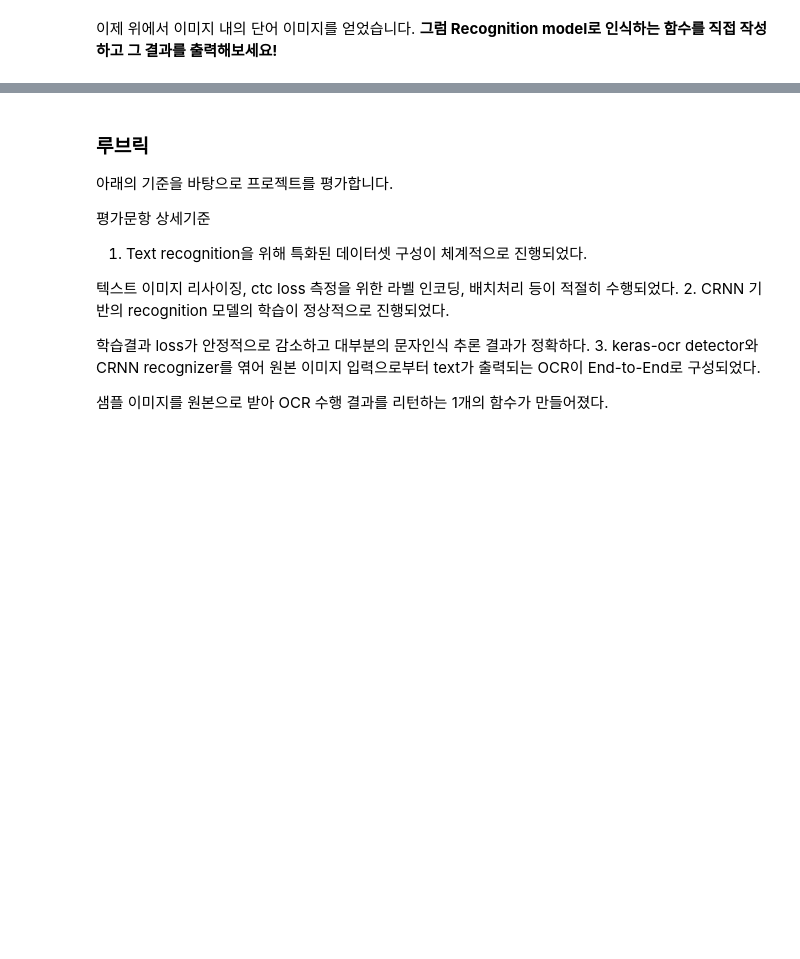
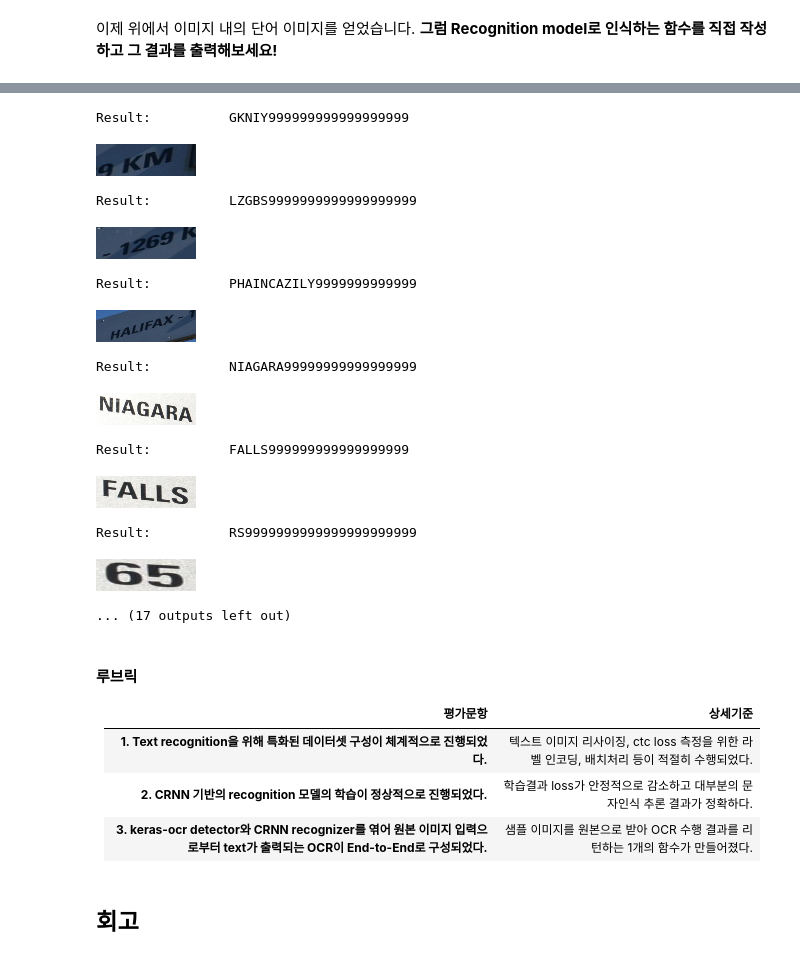
Before and after one commit to bom-Lee/GoingDeep-CV-_DG, a Jupyter notebook: [GD12]End_to_End_OCR.ipynb, the cells around one changed output, grey strips where cells are left out. Drawn from its saved outputs; the diff is of its cells as text; code cells hidden in the pictures; blank space fills up the shorter version.

```diff
--- a/[GD12]End_to_End_OCR.ipynb
+++ b/[GD12]End_to_End_OCR.ipynb
@@ -659,15 +764,27 @@ for _img in cropped_img:
+# %%
+SAMPLE_IMG_PATH = HOME_DIR + '/data/sample2.jpg'
+get_img_ocr(SAMPLE_IMG_PATH)
+# %% [output]
+Result:          GKNIY999999999999999999
+[figure, added]
+Result:          LZGBS9999999999999999999
+[figure, added]
+Result:          PHAINCAZILY9999999999999
+[figure, added]
+Result:          NIAGARA99999999999999999
+[figure, added]
+Result:          FALLS999999999999999999
+[figure, added]
+Result:          RS9999999999999999999999
+[figure, added]
+... (17 outputs left out)
 # %% [markdown]
-### 루브릭
+#### 루브릭
 
-아래의 기준을 바탕으로 프로젝트를 평가합니다.
-
-평가문항	상세기준
-1. Text recognition을 위해 특화된 데이터셋 구성이 체계적으로 진행되었다.
-
-텍스트 이미지 리사이징, ctc loss 측정을 위한 라벨 인코딩, 배치처리 등이 적절히 수행되었다.
-2. CRNN 기반의 recognition 모델의 학습이 정상적으로 진행되었다.
-
-학습결과 loss가 안정적으로 감소하고 대부분의 문자인식 추론 결과가 정확하다.
-3. keras-ocr detector와 CRNN recognizer를 엮어 원본 이미지 입력으로부터 text가 출력되는 OCR이 End-to-End로 구성되었다.
-
-샘플 이미지를 원본으로 받아 OCR 수행 결과를 리턴하는 1개의 함수가 만들어졌다.
+|평가문항|상세기준|
+|:---|:---|
+|**1. Text recognition을 위해 특화된 데이터셋 구성이 체계적으로 진행되었다.**|텍스트 이미지 리사이징, ctc loss 측정을 위한 라벨 인코딩, 배치처리 등이 적절히 수행되었다.|
+|**2. CRNN 기반의 recognition 모델의 학습이 정상적으로 진행되었다.**|학습결과 loss가 안정적으로 감소하고 대부분의 문자인식 추론 결과가 정확하다.|
+|**3. keras-ocr detector와 CRNN recognizer를 엮어 원본 이미지 입력으로부터 text가 출력되는 OCR이 End-to-End로 구성되었다.**|샘플 이미지를 원본으로 받아 OCR 수행 결과를 리턴하는 1개의 함수가 만들어졌다.|
+# %% [markdown]
+## 회고
```
Also changed, not shown: parts of 21 cells of this notebook.
